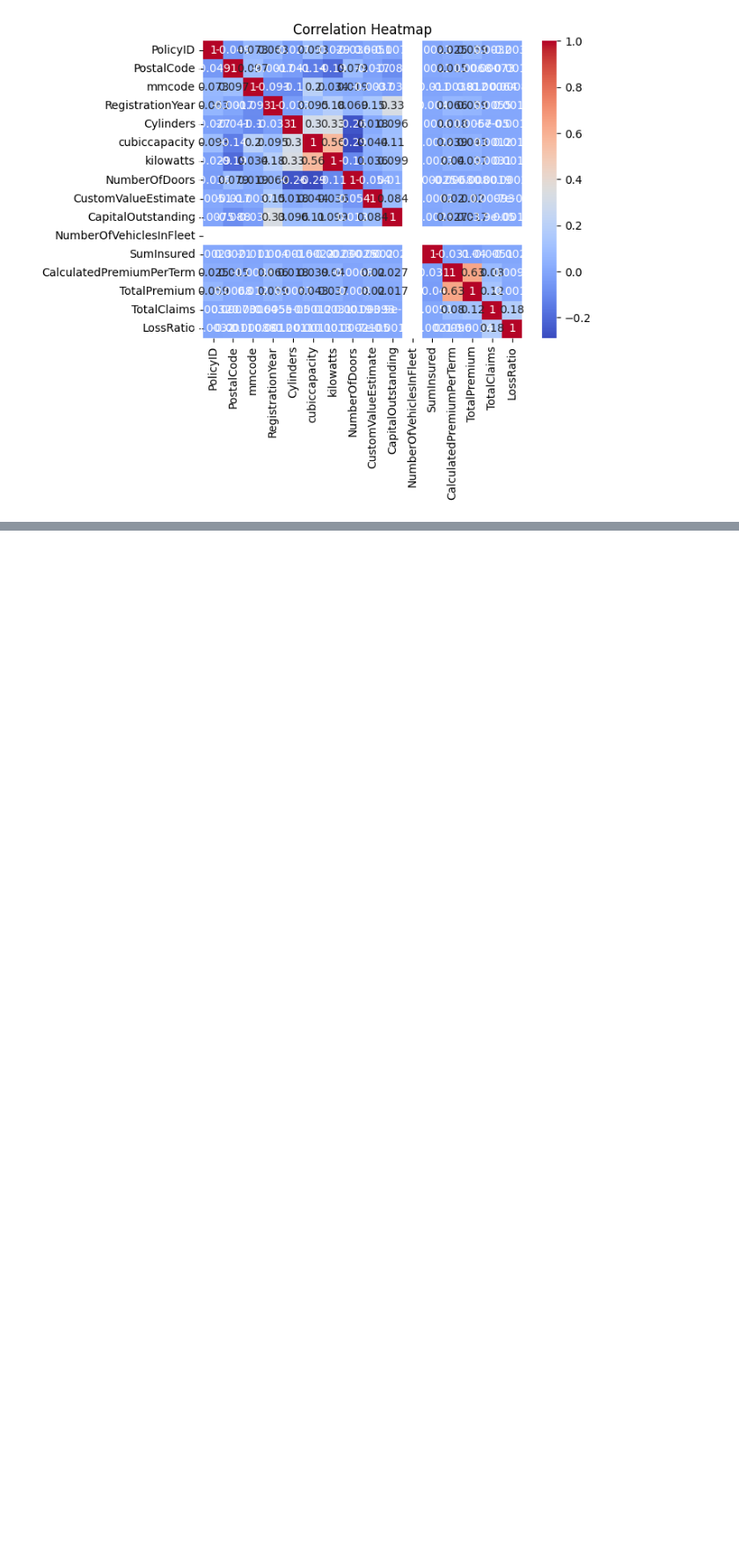
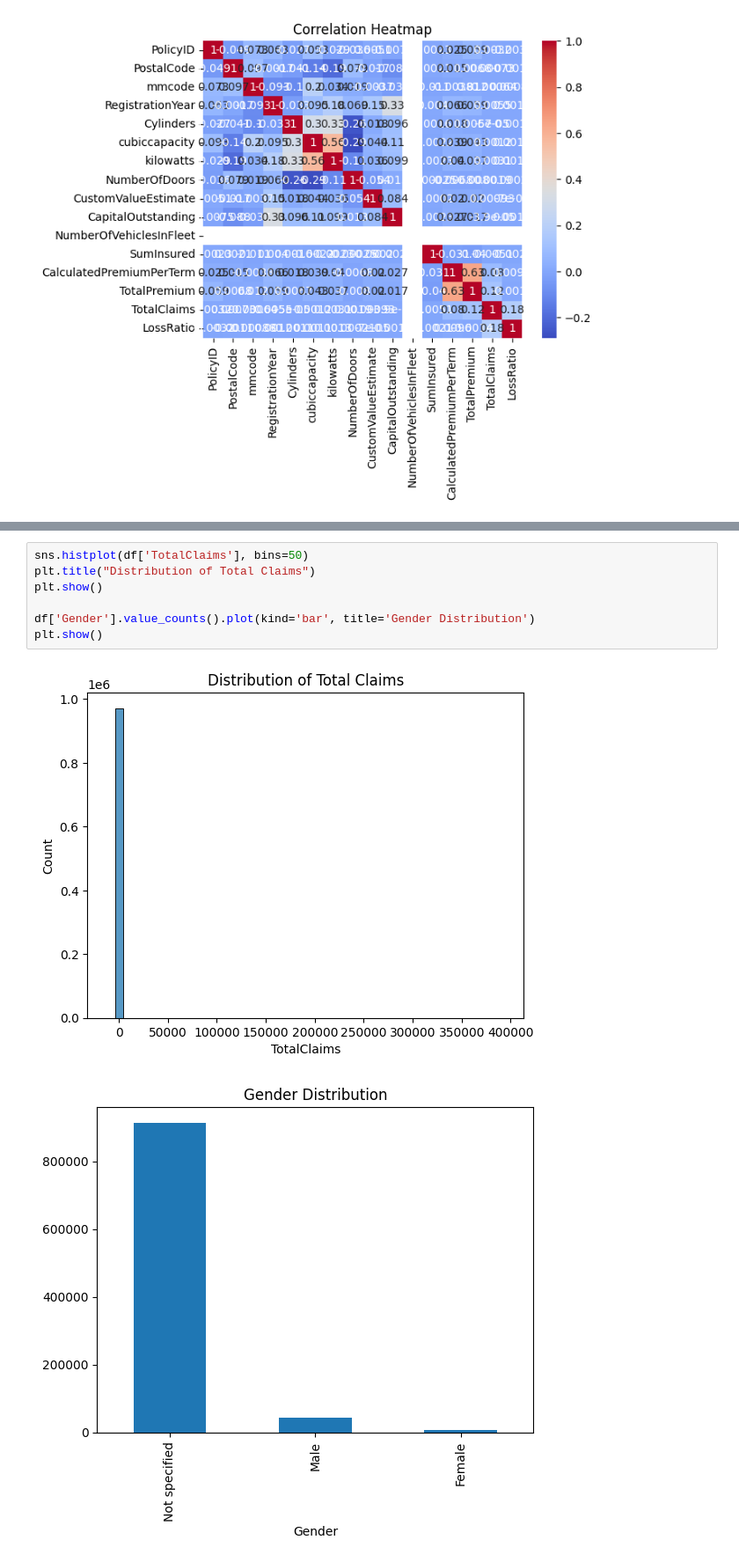
Before and after one commit to rufaeleshetu/insurance-risk-analytics-week3, a Jupyter notebook: notebooks/01_eda.ipynb, the cells around one changed output, grey strips where cells are left out. Shown at 88% size. Drawn from its saved outputs; the diff is of its cells as text; blank space fills up the shorter version.

```diff
--- a/notebooks/01_eda.ipynb
+++ b/notebooks/01_eda.ipynb
@@ -258,0 +286,10 @@ plt.show()
+# %%
+sns.histplot(df['TotalClaims'], bins=50)
+plt.title("Distribution of Total Claims")
+plt.show()
+
+df['Gender'].value_counts().plot(kind='bar', title='Gender Distribution')
+plt.show()
+# %% [output]
+[figure, added]
+[figure, added]
```
Also changed, not shown: parts of 14 cells of this notebook.
